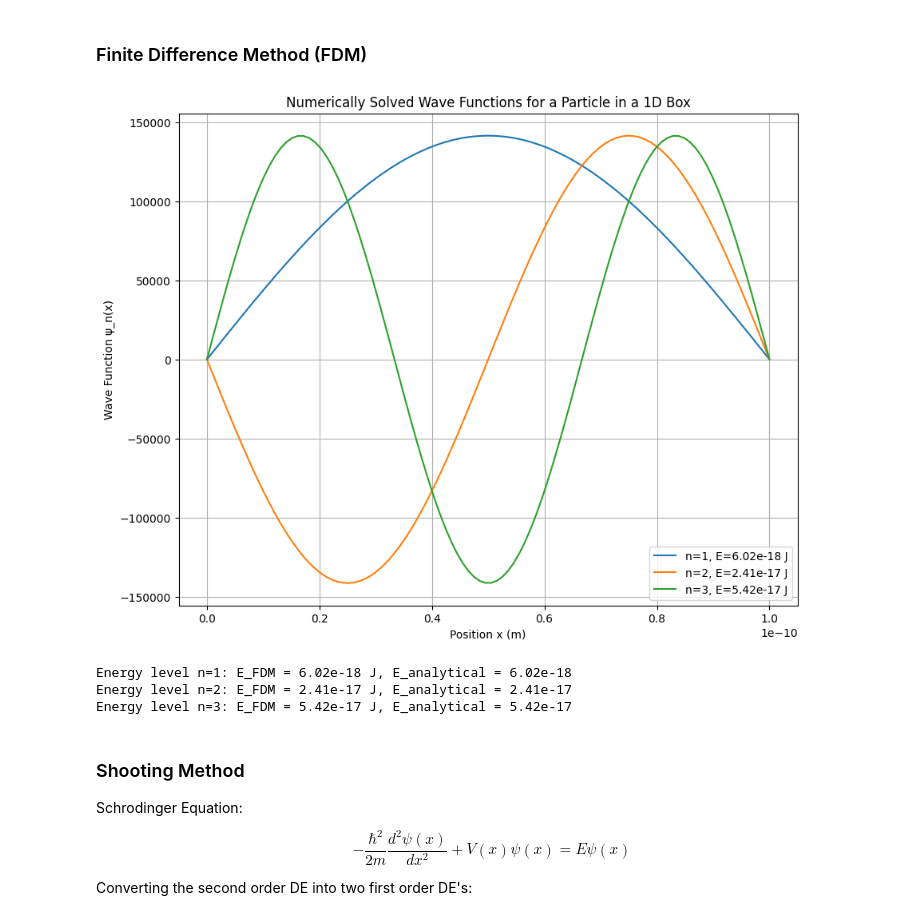
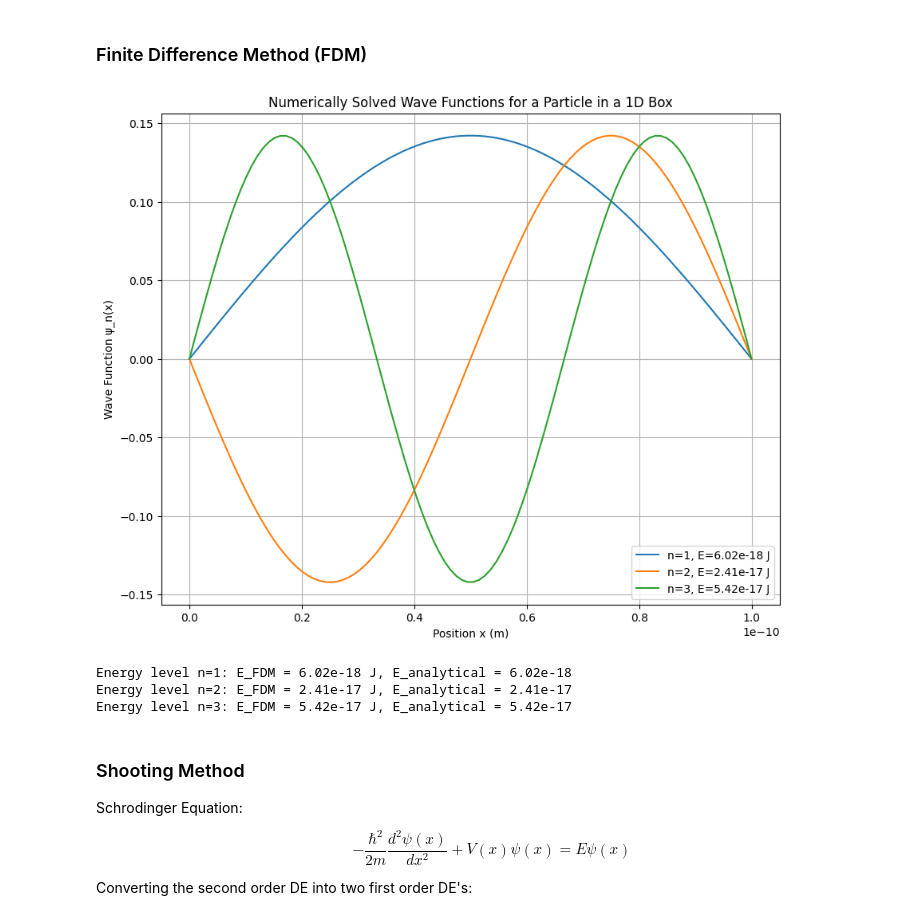
Before and after one commit to navgaur/QM1_UGCF, a Jupyter notebook: Schrodinger_Eqn_1.ipynb, the cells around one changed output. Cells and saved outputs as stored; diff of their text form; code cells hidden in the pictures.

```diff
--- a/Schrodinger_Eqn_1.ipynb
+++ b/Schrodinger_Eqn_1.ipynb
@@ -64,36 +64,36 @@ for i in range(1, N-1):
     H[i, i-1] = H[i, i+1] = 1.0
 
 # Apply the scaling factor for the kinetic energy operator
 H = -H * (hbar**2 / (2 * m * dx**2))
 
 # Set boundary conditions: Ensuring wave functions are zero at the boundaries
 H[0, 0] = H[-1, -1] = 1.0    # This ensures zero eigenvalues
 H[0, 1] = H[-1, -2] = 0.0
 
 # Solve the eigenvalue problem Hψ = Eψ
 energies, wavefunctions = eigh(H)
 
 # Normalize the wave functions
-wavefunctions = wavefunctions.T / np.sqrt(dx)
+#wavefunctions = wavefunctions.T / np.sqrt(dx)
 
 # Plot the first 3 wave functions
 plt.figure(figsize=(10, 8))
 for i in range(3):
-    plt.plot(x, wavefunctions[i], label=f"n={i+1}, E={energies[i]:.2e} J")
+    plt.plot(x, wavefunctions[:,i], label=f"n={i+1}, E={energies[i]:.2e} J")
 
 plt.title("Numerically Solved Wave Functions for a Particle in a 1D Box")
 plt.xlabel("Position x (m)")
 plt.ylabel("Wave Function ψ_n(x)")
 plt.legend()
 plt.grid(True)
 plt.show()
 
 # Print the first 3 energy levels
 for i in range(3):
   E_analytical = analytical_energy(i+1)
   print(f"Energy level n={i+1}: E_FDM = {energies[i]:.2e} J, E_analytical = {E_analytical:.2e}")
 # %% [output]
-[figure, old version]
+[figure, new version]
 Energy level n=1: E_FDM = 6.02e-18 J, E_analytical = 6.02e-18
 Energy level n=2: E_FDM = 2.41e-17 J, E_analytical = 2.41e-17
 Energy level n=3: E_FDM = 5.42e-17 J, E_analytical = 5.42e-17
```
Also changed, not shown: parts of 2 cells of this notebook.
